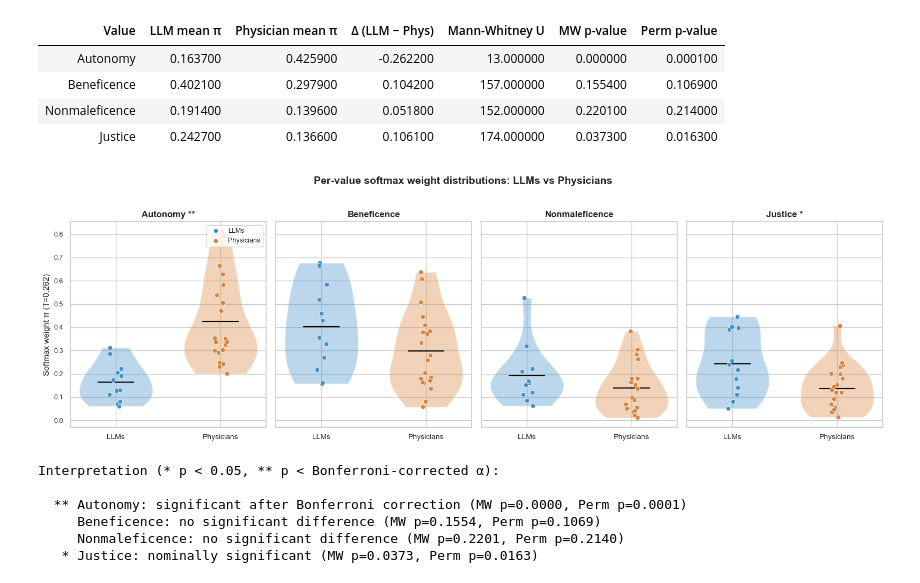
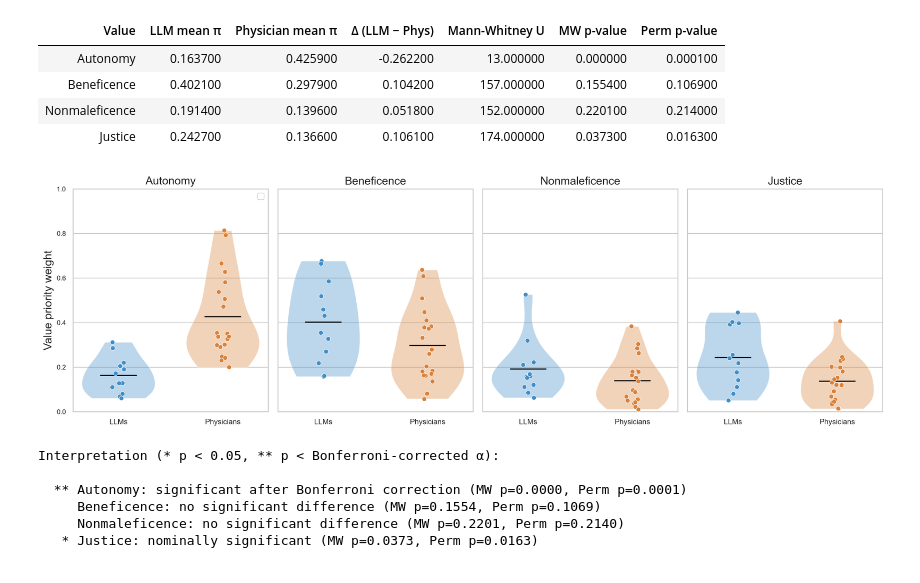
Before and after one commit to payalchandak/ValueBench, a Jupyter notebook: src/analysis/value_profiles.ipynb, the cells around one changed output. Drawn from its saved outputs; the diff is of its cells as text; code cells hidden in the pictures.

```diff
--- a/src/analysis/value_profiles.ipynb
+++ b/src/analysis/value_profiles.ipynb
@@ -15,6 +15,9 @@ import pandas as pd
 import seaborn as sns
 import matplotlib.pyplot as plt
 from matplotlib.colors import LinearSegmentedColormap
+
+import matplotlib.pyplot as plt
+plt.rcParams['figure.dpi'] = 300
 
 from src.analysis import (
     load_all_decisions,
@@ -194,9 +256,9 @@ def _color_for(model):
     idx = llm_models.index(model) if model in llm_models else 0
     return llm_color_palette[idx % len(llm_color_palette)]
 
-models_to_plot = llm_models + [HUMAN_CONSENSUS] + human_participants
+models_to_plot = human_participants # llm_models + [HUMAN_CONSENSUS] + human_participants
 n = len(models_to_plot)
-n_cols = 4
+n_cols = 6
 n_rows = (n + n_cols - 1) // n_cols
 
 fig, axes = plt.subplots(n_rows, n_cols, figsize=(16, 4 * n_rows),
@@ -211,30 +273,31 @@ for i, model in enumerate(models_to_plot):
     vals = [pi[v] for v in VALUE_NAMES] + [pi[VALUE_NAMES[0]]]
     color = _color_for(model)
 
-    ax.set_ylim(0, .8)
-    ax.set_yticks([0.25])
-    ax.set_yticklabels(["0.25"], fontsize=9, color="#555555")
+    ax.set_ylim(0, 1)
+    ax.set_yticks([0.25, 0.5, 0.75, 1])
+    ax.set_yticklabels(["0.25", "0.5", "0.75", "1"], fontsize=7, color="#555555")
     ax.yaxis.grid(False)
     ax.xaxis.grid(True, color="#aaaaaa", linewidth=0.5)
 
-    ax.plot(theta_circle, [0.25] * 100, color="#888888", lw=0.7, ls="--", zorder=1)
+    for circle in [.25, 0.5, .75, 1]:
+        ax.plot(theta_circle, [circle] * 100, color="#888888", lw=0.7, ls="--", zorder=1)
 
     ax.plot(angles, vals, marker="o", markersize=5, lw=1.8, color=color, zorder=3)
-    ax.fill(angles, vals, alpha=0.25, color=color, zorder=2)
+    ax.fill(angles, vals, alpha=0.4, color=color, zorder=2)
 
     ax.set_thetagrids(np.degrees(angles[:-1]), [""] * num_vars)
     for angle, label in zip(angles[:-1], short_labels):
         ax.text(angle, .9, label, fontsize=14, ha="center", va="center", fontweight="bold")
 
     ax.spines["polar"].set_visible(False)
-    ax.set_title(get_display_name(model), fontsize=14, fontweight="bold", pad=30)
+    ax.set_title(get_display_name(model), fontsize=14, fontweight="bold", pad=20)
 
 for j in range(n, len(axes)):
     axes[j].set_visible(False)
 
-fig.text(0.5, -0.01,
-         "A = Autonomy  |  B = Beneficence  |  N = Nonmaleficence  |  J = Justice   (dashed = uniform 0.25)",
-         ha="center", fontsize=10, style="italic")
+# fig.text(0.5, -0.01,
+#          "A = Autonomy  |  B = Beneficence  |  N = Nonmaleficence  |  J = Justice   (dashed = uniform 0.25)",
+#          ha="center", fontsize=10, style="italic")
 plt.tight_layout(rect=[0, 0.03, 1, 1], h_pad=3.0)
 plt.show()
 # %% [output]
@@ -513,41 +570,39 @@ for idx, v in enumerate(VALUE_NAMES):
 
     row = per_value_rows[idx]
     sig = ""
     if row["MW p-value"] < bonferroni_alpha or row["Perm p-value"] < bonferroni_alpha:
         sig = " **"
     elif row["MW p-value"] < alpha or row["Perm p-value"] < alpha:
         sig = " *"
 
-    ax.set_title(f"{value_display[v]}{sig}", fontsize=12, fontweight="bold")
+    ax.set_title(f"{value_display[v]}", fontsize=15)
     ax.set_xticks([0, 1])
     ax.set_xticklabels(["LLMs", "Physicians"], fontsize=10)
     if idx == 0:
-        ax.set_ylabel(f"Softmax weight π (T={TEMPERATURE})", fontsize=11)
+        ax.set_ylabel(f"Value priority weight", fontsize=15)
     ax.tick_params(axis="y", labelsize=9)
+    ax.grid(axis='x')
 
-axes[0].legend(fontsize=9, loc="upper right")
-plt.suptitle(
-    "Per-value softmax weight distributions: LLMs vs Physicians",
-    fontsize=14, fontweight="bold", y=1.02,
-)
+axes[0].legend([])
+plt.ylim(0,1)
 plt.tight_layout()
 plt.show()
 
 print("\nInterpretation (* p < 0.05, ** p < Bonferroni-corrected α):\n")
 for r in per_value_rows:
     mw_p, pm_p = r["MW p-value"], r["Perm p-value"]
     name = r["Value"]
     if mw_p < bonferroni_alpha or pm_p < bonferroni_alpha:
         print(f"  ** {name}: significant after Bonferroni correction "
               f"(MW p={mw_p:.4f}, Perm p={pm_p:.4f})")
     elif mw_p < alpha or pm_p < alpha:
         print(f"   * {name}: nominally significant "
               f"(MW p={mw_p:.4f}, Perm p={pm_p:.4f})")
     else:
         print(f"     {name}: no significant difference "
               f"(MW p={mw_p:.4f}, Perm p={pm_p:.4f})")
 # %% [output]
-[figure, old version]
+[figure, new version]
 Interpretation (* p < 0.05, ** p < Bonferroni-corrected α):
 
   ** Autonomy: significant after Bonferroni correction (MW p=0.0000, Perm p=0.0001)
```
Also changed, not shown: parts of 7 cells of this notebook, 2 other files.
